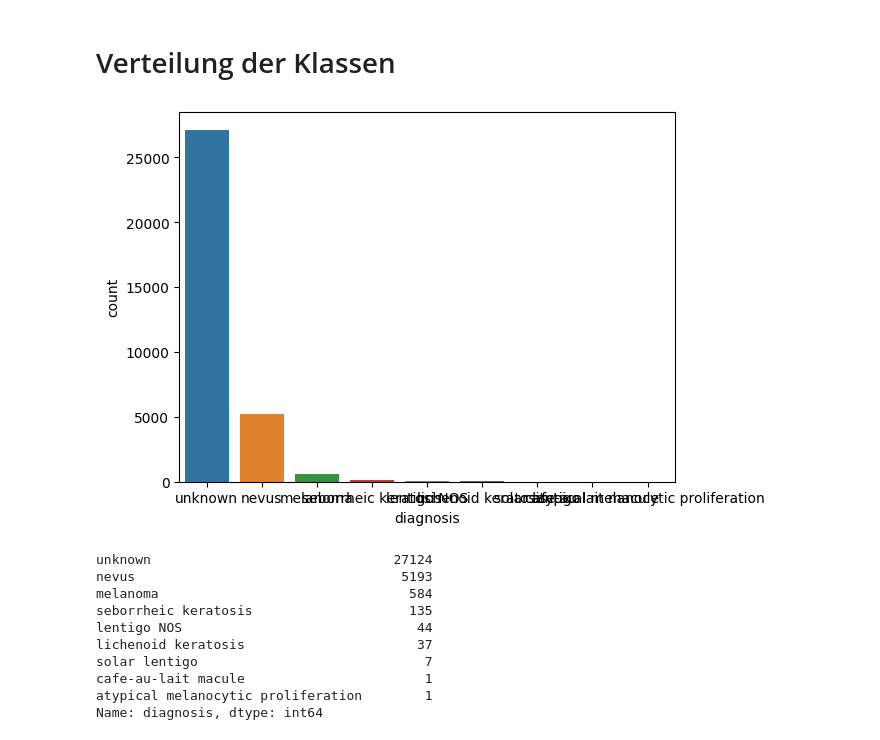
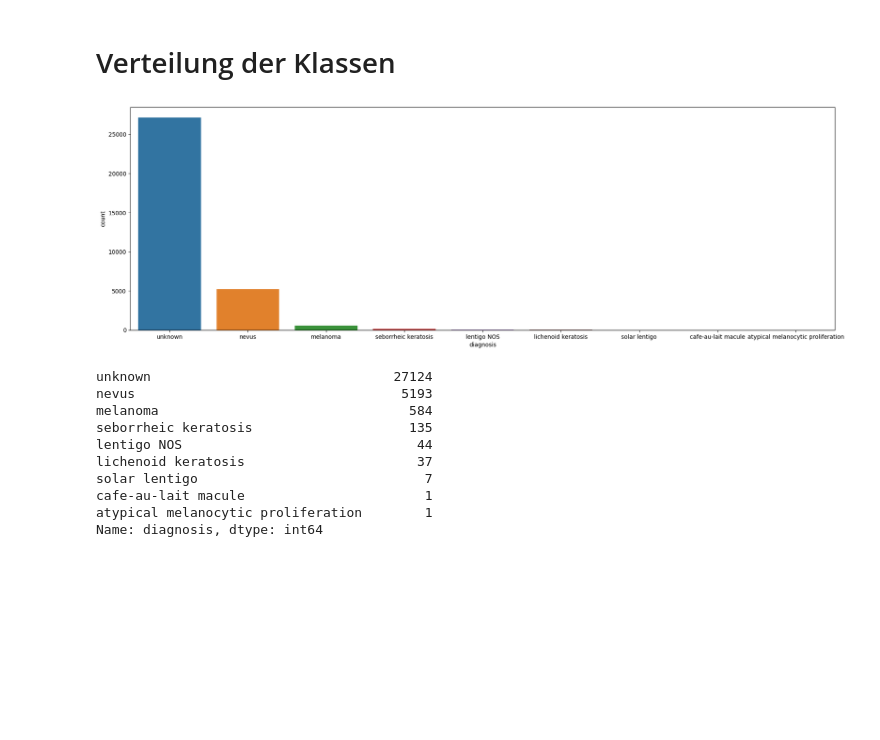
Before and after one commit to Check-Your-Skin/checkyourskin-ml_model, a Jupyter notebook: ISIC_SIIM.ipynb, the cells around one changed output. Cells and saved outputs as stored; diff of their text form; code cells hidden in the pictures; blank space fills up the shorter version.

Commit message:
update notebook & add some new plots

```diff
--- a/ISIC_SIIM.ipynb
+++ b/ISIC_SIIM.ipynb
@@ -39,10 +39,11 @@ df
 # %% [markdown]
 # Verteilung der Klassen
 # %%
+fig, axes = plt.subplots(figsize=(22,7))
 res = sns.countplot(x=df['diagnosis'])
 plt.show()
 # %% [output]
-[figure, old version]
+[figure, new version]
 # %%
 df['diagnosis'].value_counts()
 # %% [output]
```
Also changed, not shown: parts of 7 cells of this notebook.
